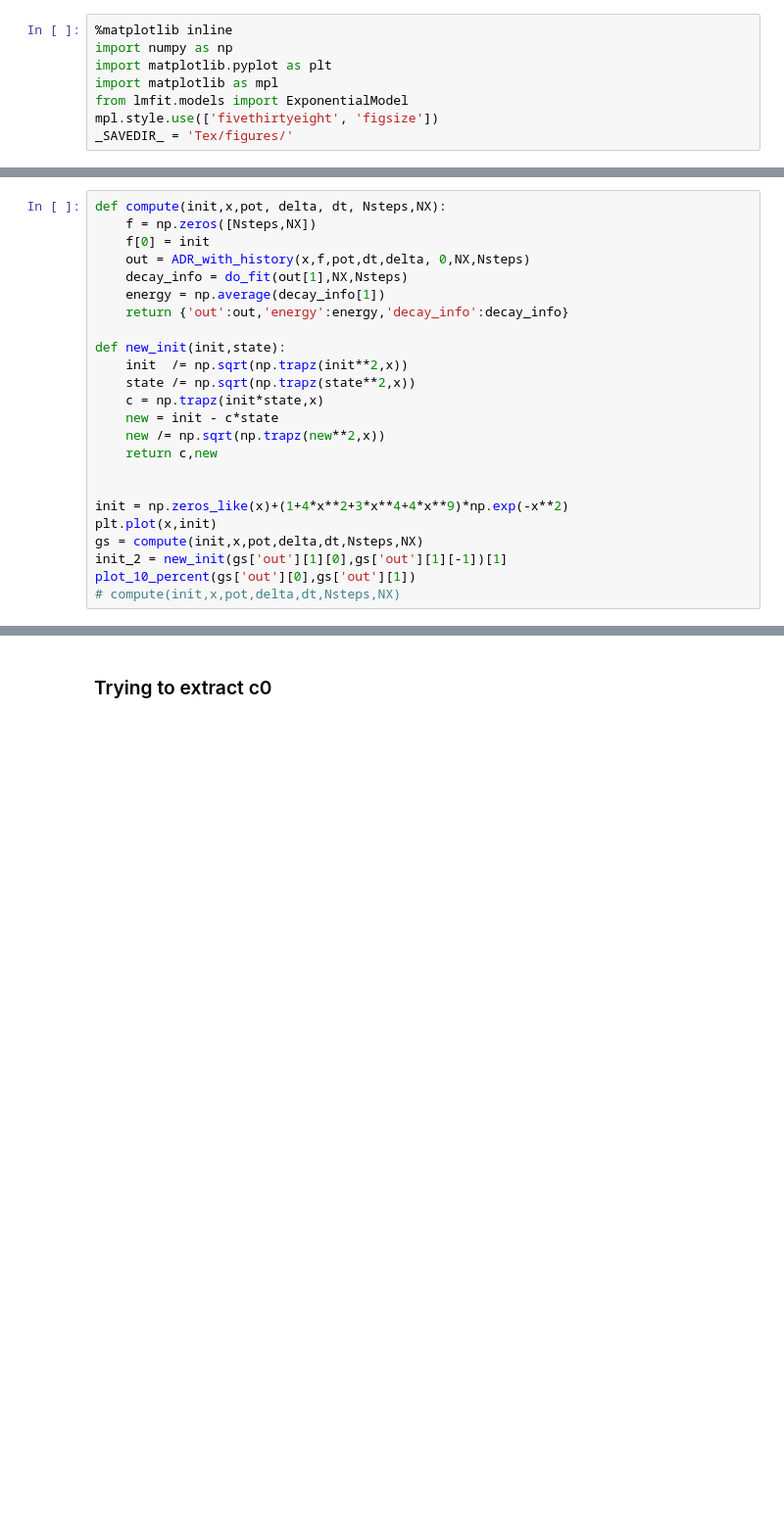
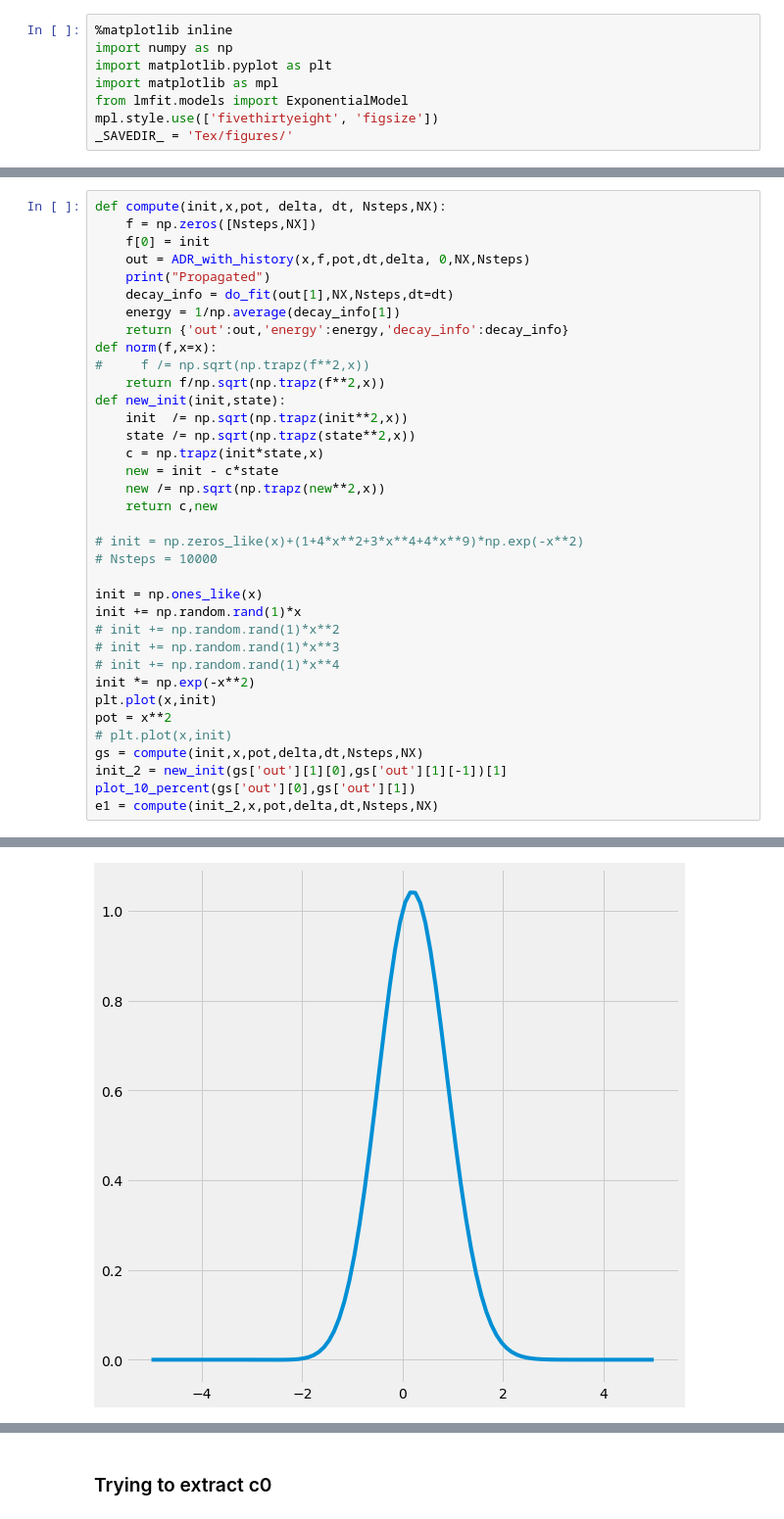
Before and after one commit to ianhi/courses, a Jupyter notebook: AC274/HW/HW_4/HW_4.ipynb, the cells around one changed output, grey strips where cells are left out. Shown: that part at 98% size. Drawn from its saved outputs; the diff is of its cells as text; blank space fills up the shorter version.

```diff
--- a/AC274/HW/HW_4/HW_4.ipynb
+++ b/AC274/HW/HW_4/HW_4.ipynb
@@ -129,10 +149,13 @@ def compute(init,x,pot, delta, dt, Nsteps,NX):
     f = np.zeros([Nsteps,NX])
     f[0] = init
     out = ADR_with_history(x,f,pot,dt,delta, 0,NX,Nsteps)
-    decay_info = do_fit(out[1],NX,Nsteps)
-    energy = np.average(decay_info[1])
+    print("Propagated")
+    decay_info = do_fit(out[1],NX,Nsteps,dt=dt)
+    energy = 1/np.average(decay_info[1])
     return {'out':out,'energy':energy,'decay_info':decay_info}
-
+def norm(f,x=x):
+#     f /= np.sqrt(np.trapz(f**2,x))
+    return f/np.sqrt(np.trapz(f**2,x))
 def new_init(init,state):
     init  /= np.sqrt(np.trapz(init**2,x))
     state /= np.sqrt(np.trapz(state**2,x))
@@ -141,11 +164,20 @@ def new_init(init,state):
     new /= np.sqrt(np.trapz(new**2,x))
     return c,new
 
+# init = np.zeros_like(x)+(1+4*x**2+3*x**4+4*x**9)*np.exp(-x**2)
+# Nsteps = 10000
 
-init = np.zeros_like(x)+(1+4*x**2+3*x**4+4*x**9)*np.exp(-x**2)
+init = np.ones_like(x)
+init += np.random.rand(1)*x
+# init += np.random.rand(1)*x**2
+# init += np.random.rand(1)*x**3
+# init += np.random.rand(1)*x**4
+init *= np.exp(-x**2)
 plt.plot(x,init)
+pot = x**2
+# plt.plot(x,init)
 gs = compute(init,x,pot,delta,dt,Nsteps,NX)
 init_2 = new_init(gs['out'][1][0],gs['out'][1][-1])[1]
 plot_10_percent(gs['out'][0],gs['out'][1])
-# compute(init,x,pot,delta,dt,Nsteps,NX)
+e1 = compute(init_2,x,pot,delta,dt,Nsteps,NX)
 # %% [output]
@@ -159,0 +194 @@ plot_10_percent(gs['out'][0],gs['out'][1])
+[figure, added]
```
Also changed, not shown: parts of 40 cells of this notebook, 12 other files.
